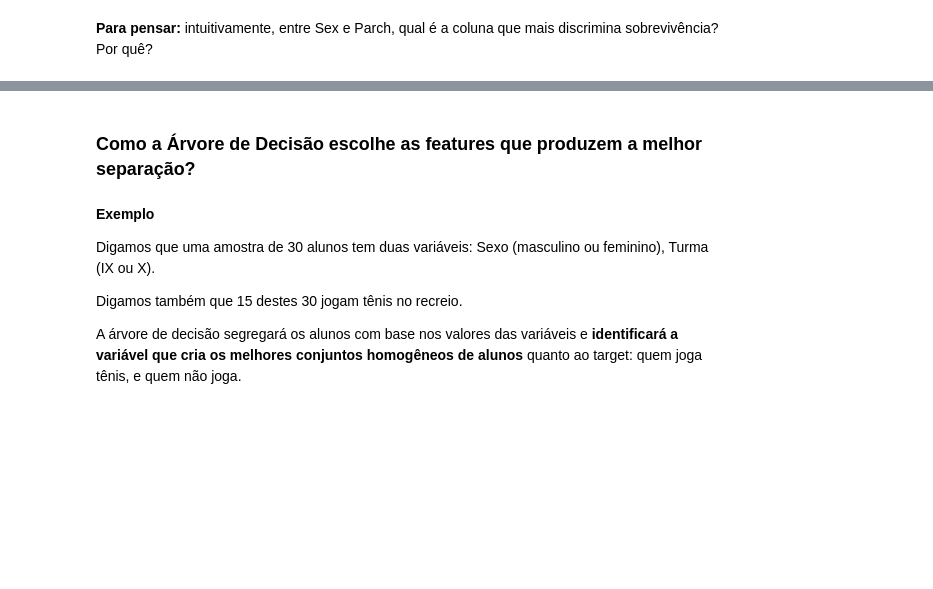
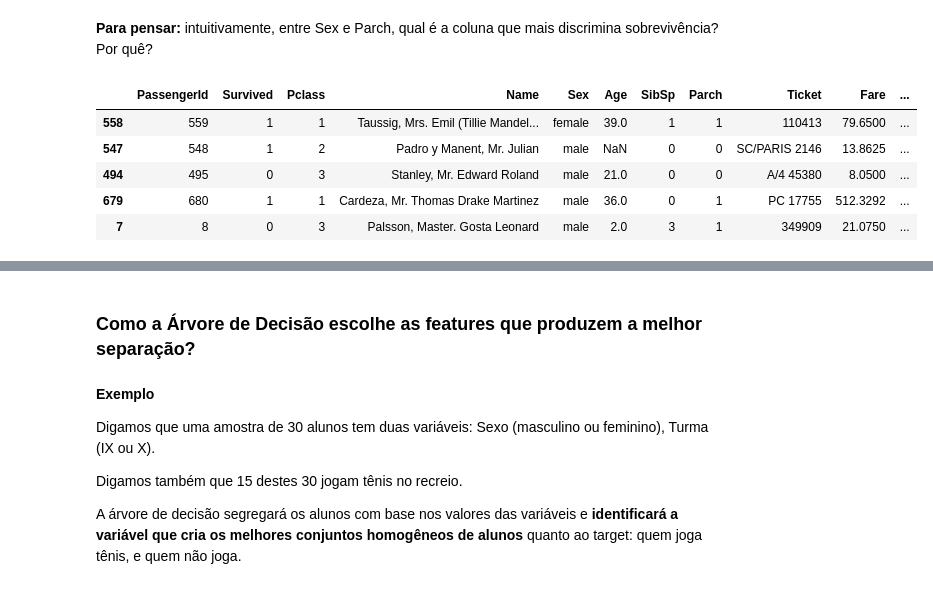
Before and after one commit to walisson-silva-ada/827-data-science, a Jupyter notebook: 04. Árvores de Decisão/04. Árvores de Decisão.ipynb, the cells around one changed output, grey strips where cells are left out. Drawn from its saved outputs; the diff is of its cells as text; code cells hidden in the pictures; blank space fills up the shorter version.

```diff
--- a/04. Árvores de Decisão/04. Árvores de Decisão.ipynb
+++ b/04. Árvores de Decisão/04. Árvores de Decisão.ipynb
@@ -49,2 +55,11 @@ Vamos tomar como base uma amostra da tabela do Titanic:
 # %% [markdown]
 **Para pensar:** intuitivamente, entre Sex e Parch, qual é a coluna que mais discrimina sobrevivência? Por quê?
+# %%
+df_sample.head()
+# %% [output]
+|  | PassengerId | Survived | Pclass | Name | Sex | Age | SibSp | Parch | Ticket | Fare | ... |
+| 558 | 559 | 1 | 1 | Taussig, Mrs. Emil (Tillie Mandel... | female | 39.0 | 1 | 1 | 110413 | 79.6500 | ... |
+| 547 | 548 | 1 | 2 | Padro y Manent, Mr. Julian | male | NaN | 0 | 0 | SC/PARIS 2146 | 13.8625 | ... |
+| 494 | 495 | 0 | 3 | Stanley, Mr. Edward Roland | male | 21.0 | 0 | 0 | A/4 45380 | 8.0500 | ... |
+| 679 | 680 | 1 | 1 | Cardeza, Mr. Thomas Drake Martinez | male | 36.0 | 0 | 1 | PC 17755 | 512.3292 | ... |
+| 7 | 8 | 0 | 3 | Palsson, Master. Gosta Leonard | male | 2.0 | 3 | 1 | 349909 | 21.0750 | ... |
```
Also changed, not shown: parts of 47 cells of this notebook.
